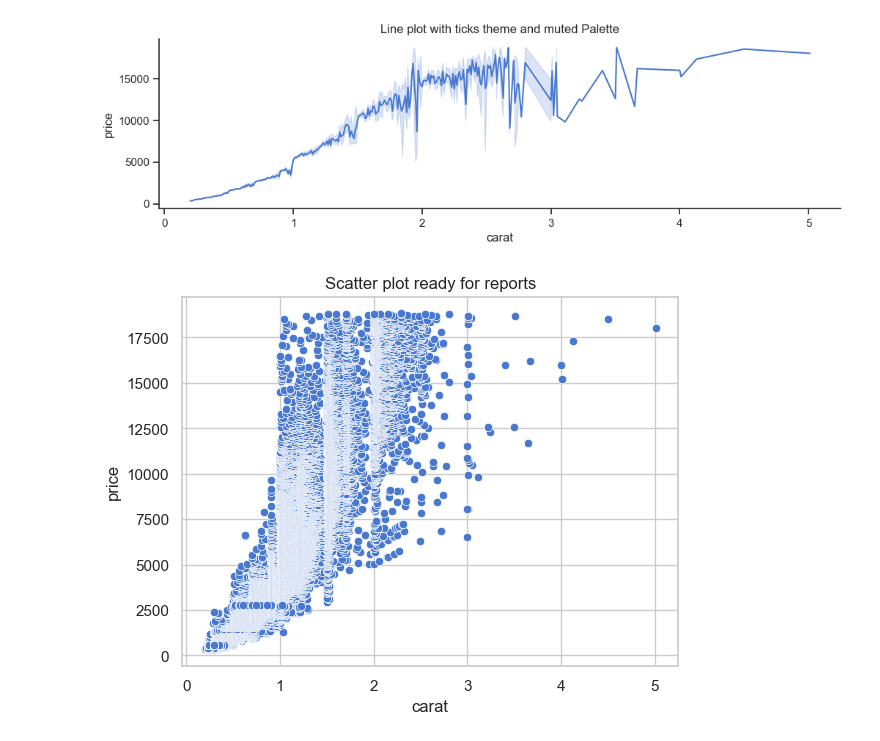
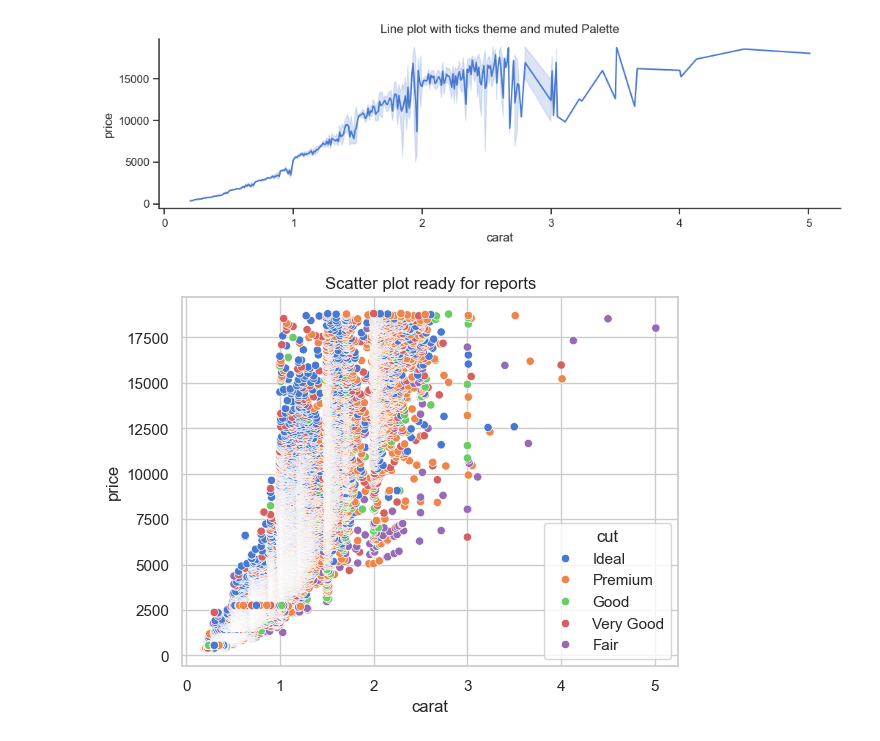
Before and after one commit to sanjay-k-j/libraries_examples, a Jupyter notebook: Day2/Matplotlib/example1.ipynb, the cells around one changed output. Cells and saved outputs as stored; diff of their text form; code cells hidden in the pictures.

```diff
--- a/Day2/Matplotlib/example1.ipynb
+++ b/Day2/Matplotlib/example1.ipynb
@@ -357,9 +357,10 @@ plt.show()
 [figure]
 # %%
 sns.set_style('whitegrid')
-sns.scatterplot(x='carat', y='price',data=df)
+sns.scatterplot(x='carat', y='price',data=df, hue= 'cut')
 plt.title("Scatter plot ready for reports")
 plt.savefig('Scatter_plot_report.png',dpi = 300, bbox_inches = 'tight')
+plt.savefig("Scatter_plot_report_svg.svg" , dpi = 300, bbox_inches = 'tight')
 plt.show()
 # %% [output]
-[figure, old version]
+[figure, new version]
```
Also changed, not shown: 7 other files.
